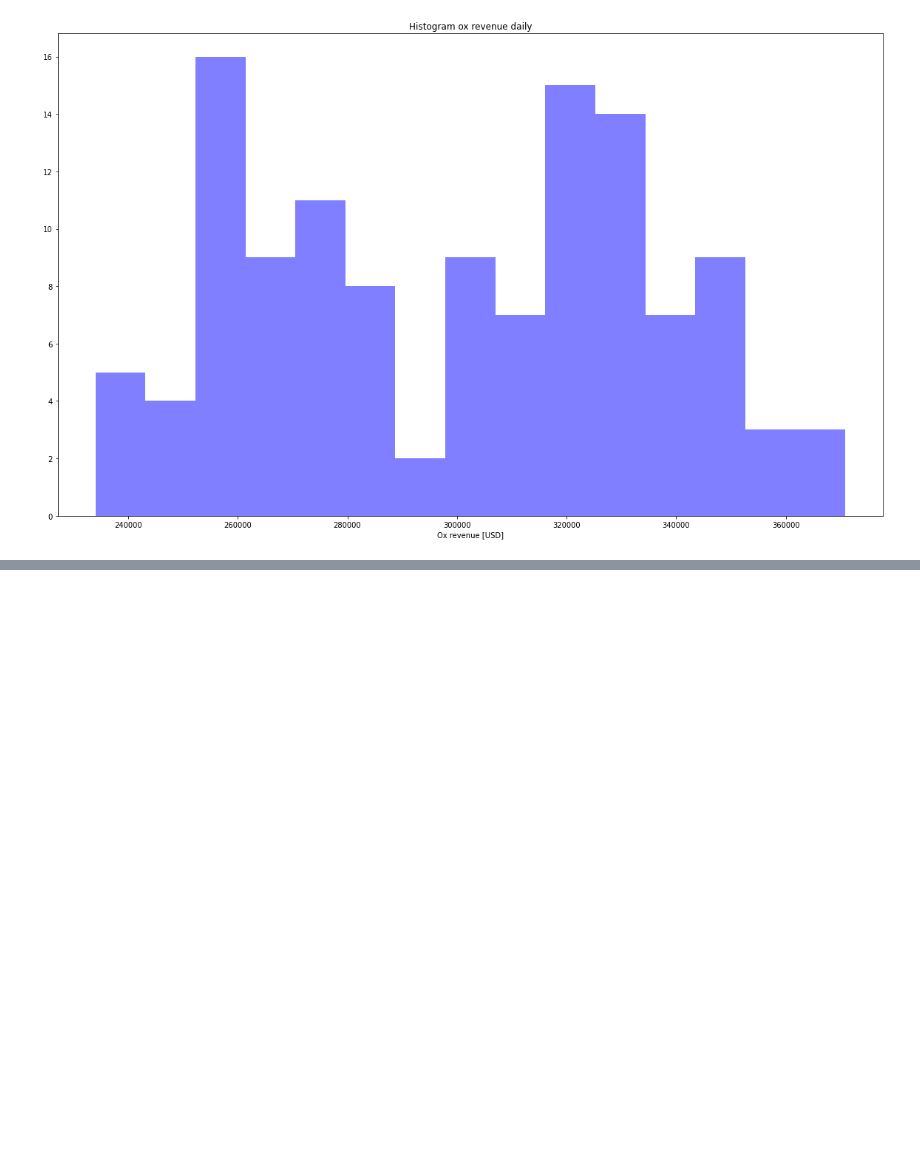
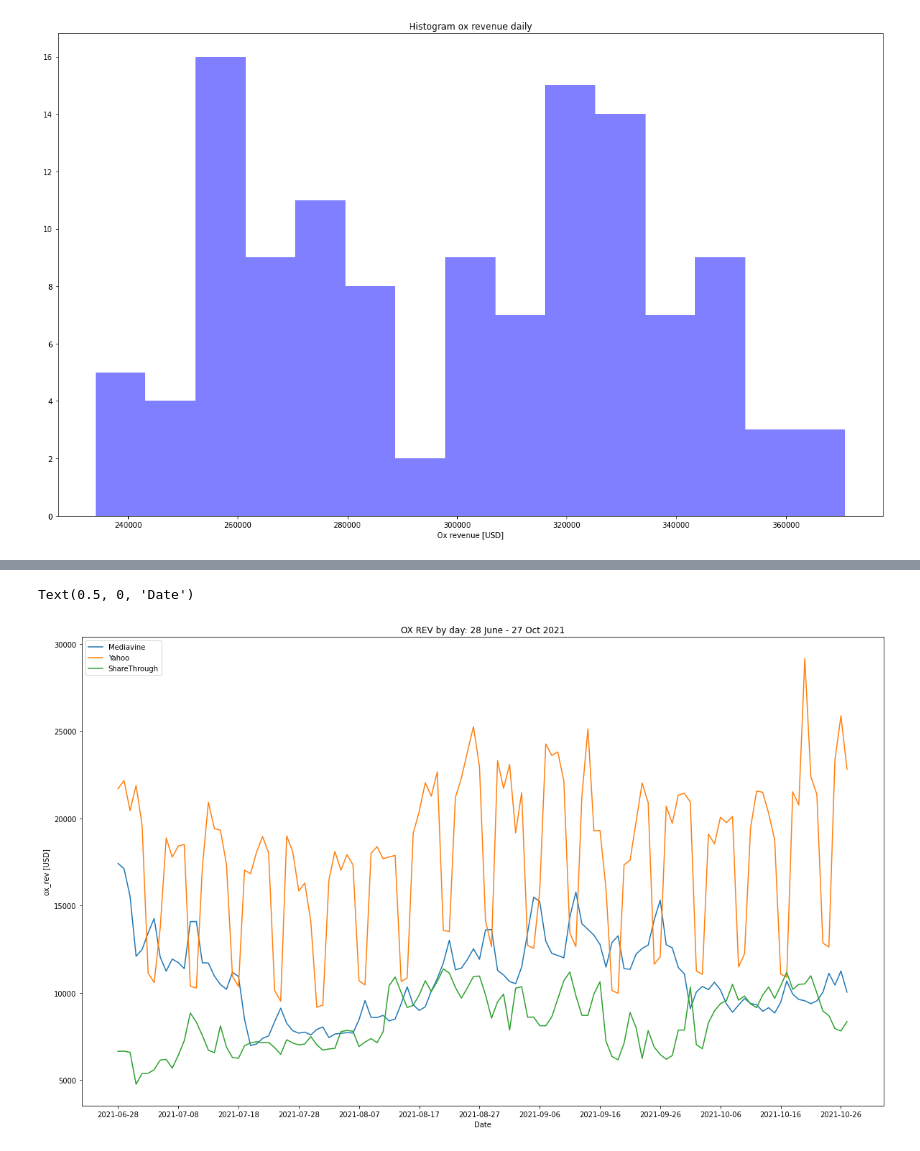
Before and after one commit to malwinan/anomalies, a Jupyter notebook: anomalies.ipynb, the cells around one changed output, grey strips where cells are left out. Cells and saved outputs as stored; diff of their text form; code cells hidden in the pictures; blank space fills up the shorter version.

Commit message:
Adding plots and ML anomalies detection

```diff
--- a/anomalies.ipynb
+++ b/anomalies.ipynb
@@ -62,0 +78,11 @@ plt.hist(df_daily["OX_REVENUE"], num_bins, facecolor='blue', alpha=0.5)
+# %%
+df_mediavine = df[df["SF_name"]=="Mediavine"]
+df_mediavine = df_mediavine.groupby(["ReportDay"])["OX_REVENUE"].sum().reset_index()
+
+df_yahoo = df[df["SF_name"]=="Yahoo"]
+df_yahoo = df_yahoo.groupby(["ReportDay"])["OX_REVENUE"].sum().reset_index()
+
+df_shareThrough= df[df["SF_name"]=="ShareThrough"]
+df_shareThrough = df_shareThrough.groupby(["ReportDay"])["OX_REVENUE"].sum().reset_index()
+
+df_shareThrough.head()
@@ -62,0 +96,21 @@ plt.hist(df_daily["OX_REVENUE"], num_bins, facecolor='blue', alpha=0.5)
+# %%
+fig = plt.figure(figsize=(20, 12))
+ax = fig.add_subplot(1, 1, 1)
+ax.set_ylabel("ox_rev [USD]")
+# ax2=ax.twinx()
+# ax2.set_ylabel("OX_rev taotl [USD]",color="blue",fontsize=14)
+max_xticks = 15
+xloc = plt.MaxNLocator(max_xticks)
+ax.xaxis.set_major_locator(xloc)
+
+ax.plot('ReportDay', "OX_REVENUE", data=df_mediavine, label="Mediavine")
+ax.plot('ReportDay', "OX_REVENUE", data=df_yahoo, label="Yahoo")
+ax.plot('ReportDay', "OX_REVENUE", data=df_shareThrough, label="ShareThrough")
+
+plt.legend()
+plt.title("OX REV by day: 28 June - 27 Oct 2021")
+# plt.ylabel("Ox revenue [USD]")
+plt.xlabel("Date")
+# %% [output]
+Text(0.5, 0, 'Date')
+[figure, added]
```
Also changed, not shown: parts of 52 cells of this notebook, 2 other files.
